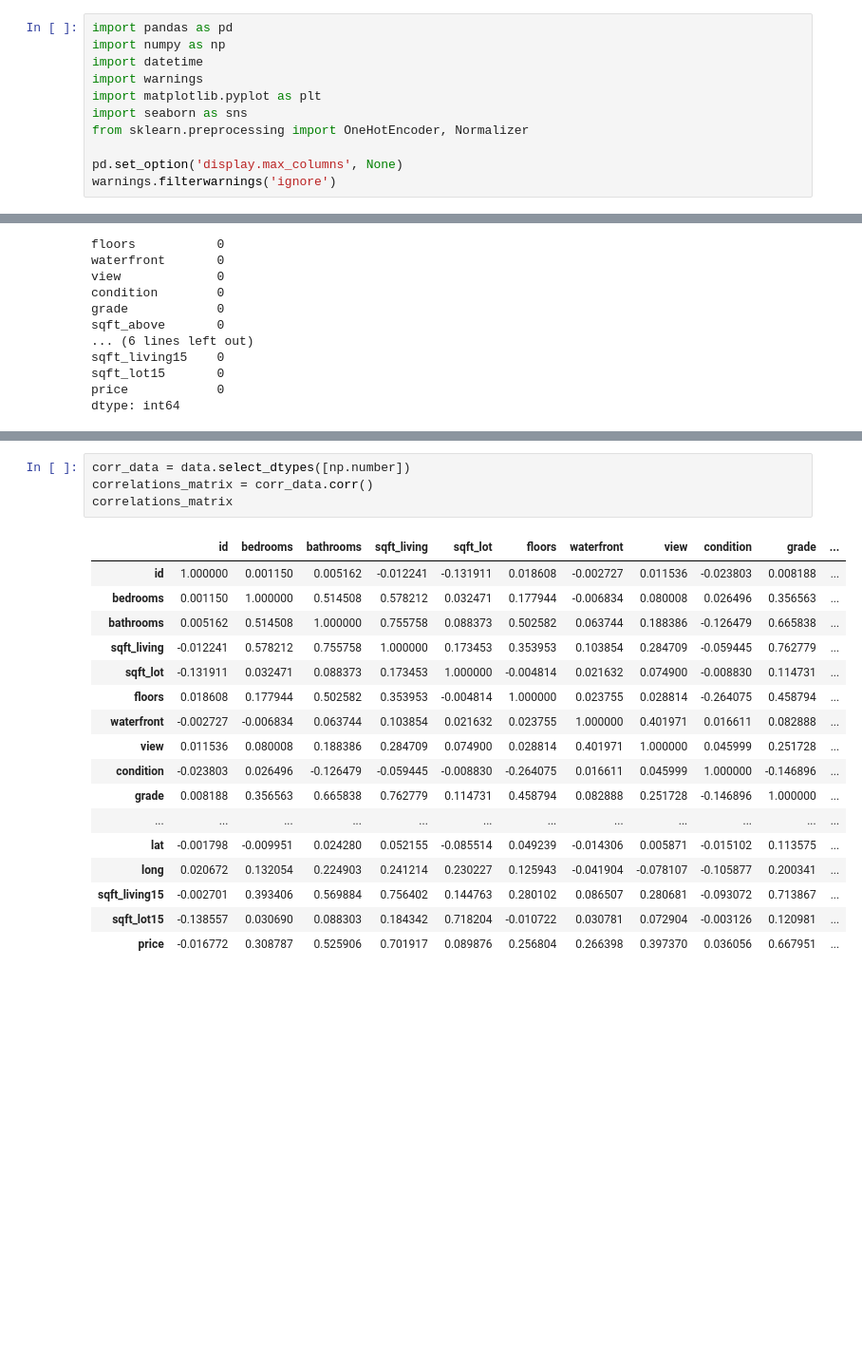
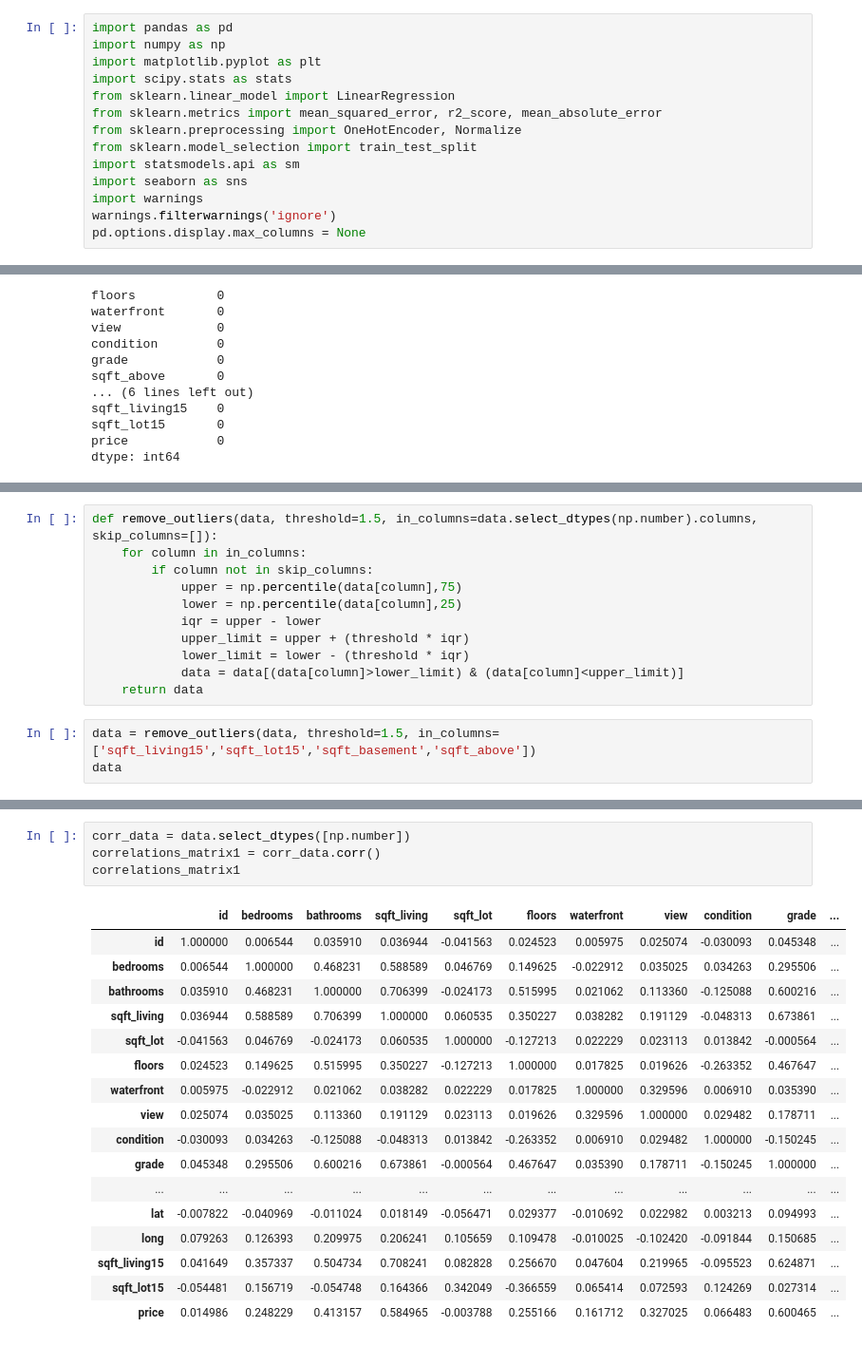
Before and after one commit to izelyekrek/Regression_Mid-Project, a Jupyter notebook: Regression Project.ipynb, the cells around one changed output, grey strips where cells are left out. Shown at 95% size. Saved outputs shown, nothing was run; the diff lists cells and outputs as text; blank space fills up the shorter version.

```diff
--- a/Regression Project.ipynb
+++ b/Regression Project.ipynb
@@ -3,14 +3,17 @@
 # %%
 import pandas as pd
 import numpy as np
-import datetime
+import matplotlib.pyplot as plt
+import scipy.stats as stats
+from sklearn.linear_model import LinearRegression
+from sklearn.metrics import mean_squared_error, r2_score, mean_absolute_error
+from sklearn.preprocessing import OneHotEncoder, Normalize
+from sklearn.model_selection import train_test_split
+import statsmodels.api as sm
+import seaborn as sns
 import warnings
-import matplotlib.pyplot as plt
-import seaborn as sns
-from sklearn.preprocessing import OneHotEncoder, Normalizer
-
-pd.set_option('display.max_columns', None)
 warnings.filterwarnings('ignore')
+pd.options.display.max_columns = None
 # %% [markdown]
 # Importing the dataset and analysing
 # %%
@@ -103,0 +192,14 @@ data
+# %%
+def remove_outliers(data, threshold=1.5, in_columns=data.select_dtypes(np.number).columns, skip_columns=[]):
+    for column in in_columns:
+        if column not in skip_columns:
+            upper = np.percentile(data[column],75)
+            lower = np.percentile(data[column],25)
+            iqr = upper - lower
+            upper_limit = upper + (threshold * iqr)
+            lower_limit = lower - (threshold * iqr)
+            data = data[(data[column]>lower_limit) & (data[column]<upper_limit)]
+    return data
+# %%
+data = remove_outliers(data, threshold=1.5, in_columns=['sqft_living15','sqft_lot15','sqft_basement','sqft_above'])
+data
@@ -104,23 +240,23 @@ data
 # %%
 corr_data = data.select_dtypes([np.number])
-correlations_matrix = corr_data.corr()
-correlations_matrix
+correlations_matrix1 = corr_data.corr()
+correlations_matrix1
 # %% [output]
 |  | id | bedrooms | bathrooms | sqft_living | sqft_lot | floors | waterfront | view | condition | grade | ... |
-| id | 1.000000 | 0.001150 | 0.005162 | -0.012241 | -0.131911 | 0.018608 | -0.002727 | 0.011536 | -0.023803 | 0.008188 | ... |
-| bedrooms | 0.001150 | 1.000000 | 0.514508 | 0.578212 | 0.032471 | 0.177944 | -0.006834 | 0.080008 | 0.026496 | 0.356563 | ... |
-| bathrooms | 0.005162 | 0.514508 | 1.000000 | 0.755758 | 0.088373 | 0.502582 | 0.063744 | 0.188386 | -0.126479 | 0.665838 | ... |
-| sqft_living | -0.012241 | 0.578212 | 0.755758 | 1.000000 | 0.173453 | 0.353953 | 0.103854 | 0.284709 | -0.059445 | 0.762779 | ... |
-| sqft_lot | -0.131911 | 0.032471 | 0.088373 | 0.173453 | 1.000000 | -0.004814 | 0.021632 | 0.074900 | -0.008830 | 0.114731 | ... |
-| floors | 0.018608 | 0.177944 | 0.502582 | 0.353953 | -0.004814 | 1.000000 | 0.023755 | 0.028814 | -0.264075 | 0.458794 | ... |
-| waterfront | -0.002727 | -0.006834 | 0.063744 | 0.103854 | 0.021632 | 0.023755 | 1.000000 | 0.401971 | 0.016611 | 0.082888 | ... |
-| view | 0.011536 | 0.080008 | 0.188386 | 0.284709 | 0.074900 | 0.028814 | 0.401971 | 1.000000 | 0.045999 | 0.251728 | ... |
-| condition | -0.023803 | 0.026496 | -0.126479 | -0.059445 | -0.008830 | -0.264075 | 0.016611 | 0.045999 | 1.000000 | -0.146896 | ... |
-| grade | 0.008188 | 0.356563 | 0.665838 | 0.762779 | 0.114731 | 0.458794 | 0.082888 | 0.251728 | -0.146896 | 1.000000 | ... |
+| id | 1.000000 | 0.006544 | 0.035910 | 0.036944 | -0.041563 | 0.024523 | 0.005975 | 0.025074 | -0.030093 | 0.045348 | ... |
+| bedrooms | 0.006544 | 1.000000 | 0.468231 | 0.588589 | 0.046769 | 0.149625 | -0.022912 | 0.035025 | 0.034263 | 0.295506 | ... |
+| bathrooms | 0.035910 | 0.468231 | 1.000000 | 0.706399 | -0.024173 | 0.515995 | 0.021062 | 0.113360 | -0.125088 | 0.600216 | ... |
+| sqft_living | 0.036944 | 0.588589 | 0.706399 | 1.000000 | 0.060535 | 0.350227 | 0.038282 | 0.191129 | -0.048313 | 0.673861 | ... |
+| sqft_lot | -0.041563 | 0.046769 | -0.024173 | 0.060535 | 1.000000 | -0.127213 | 0.022229 | 0.023113 | 0.013842 | -0.000564 | ... |
+| floors | 0.024523 | 0.149625 | 0.515995 | 0.350227 | -0.127213 | 1.000000 | 0.017825 | 0.019626 | -0.263352 | 0.467647 | ... |
+| waterfront | 0.005975 | -0.022912 | 0.021062 | 0.038282 | 0.022229 | 0.017825 | 1.000000 | 0.329596 | 0.006910 | 0.035390 | ... |
+| view | 0.025074 | 0.035025 | 0.113360 | 0.191129 | 0.023113 | 0.019626 | 0.329596 | 1.000000 | 0.029482 | 0.178711 | ... |
+| condition | -0.030093 | 0.034263 | -0.125088 | -0.048313 | 0.013842 | -0.263352 | 0.006910 | 0.029482 | 1.000000 | -0.150245 | ... |
+| grade | 0.045348 | 0.295506 | 0.600216 | 0.673861 | -0.000564 | 0.467647 | 0.035390 | 0.178711 | -0.150245 | 1.000000 | ... |
 | ... | ... | ... | ... | ... | ... | ... | ... | ... | ... | ... | ... |
-| lat | -0.001798 | -0.009951 | 0.024280 | 0.052155 | -0.085514 | 0.049239 | -0.014306 | 0.005871 | -0.015102 | 0.113575 | ... |
-| long | 0.020672 | 0.132054 | 0.224903 | 0.241214 | 0.230227 | 0.125943 | -0.041904 | -0.078107 | -0.105877 | 0.200341 | ... |
-| sqft_living15 | -0.002701 | 0.393406 | 0.569884 | 0.756402 | 0.144763 | 0.280102 | 0.086507 | 0.280681 | -0.093072 | 0.713867 | ... |
-| sqft_lot15 | -0.138557 | 0.030690 | 0.088303 | 0.184342 | 0.718204 | -0.010722 | 0.030781 | 0.072904 | -0.003126 | 0.120981 | ... |
-| price | -0.016772 | 0.308787 | 0.525906 | 0.701917 | 0.089876 | 0.256804 | 0.266398 | 0.397370 | 0.036056 | 0.667951 | ... |
+| lat | -0.007822 | -0.040969 | -0.011024 | 0.018149 | -0.056471 | 0.029377 | -0.010692 | 0.022982 | 0.003213 | 0.094993 | ... |
+| long | 0.079263 | 0.126393 | 0.209975 | 0.206241 | 0.105659 | 0.109478 | -0.010025 | -0.102420 | -0.091844 | 0.150685 | ... |
+| sqft_living15 | 0.041649 | 0.357337 | 0.504734 | 0.708241 | 0.082828 | 0.256670 | 0.047604 | 0.219965 | -0.095523 | 0.624871 | ... |
+| sqft_lot15 | -0.054481 | 0.156719 | -0.054748 | 0.164366 | 0.342049 | -0.366559 | 0.065414 | 0.072593 | 0.124269 | 0.027314 | ... |
+| price | 0.014986 | 0.248229 | 0.413157 | 0.584965 | -0.003788 | 0.255166 | 0.161712 | 0.327025 | 0.066483 | 0.600465 | ... |
 # %%
```
Also changed, not shown: parts of 40 cells of this notebook, 4 other files.
